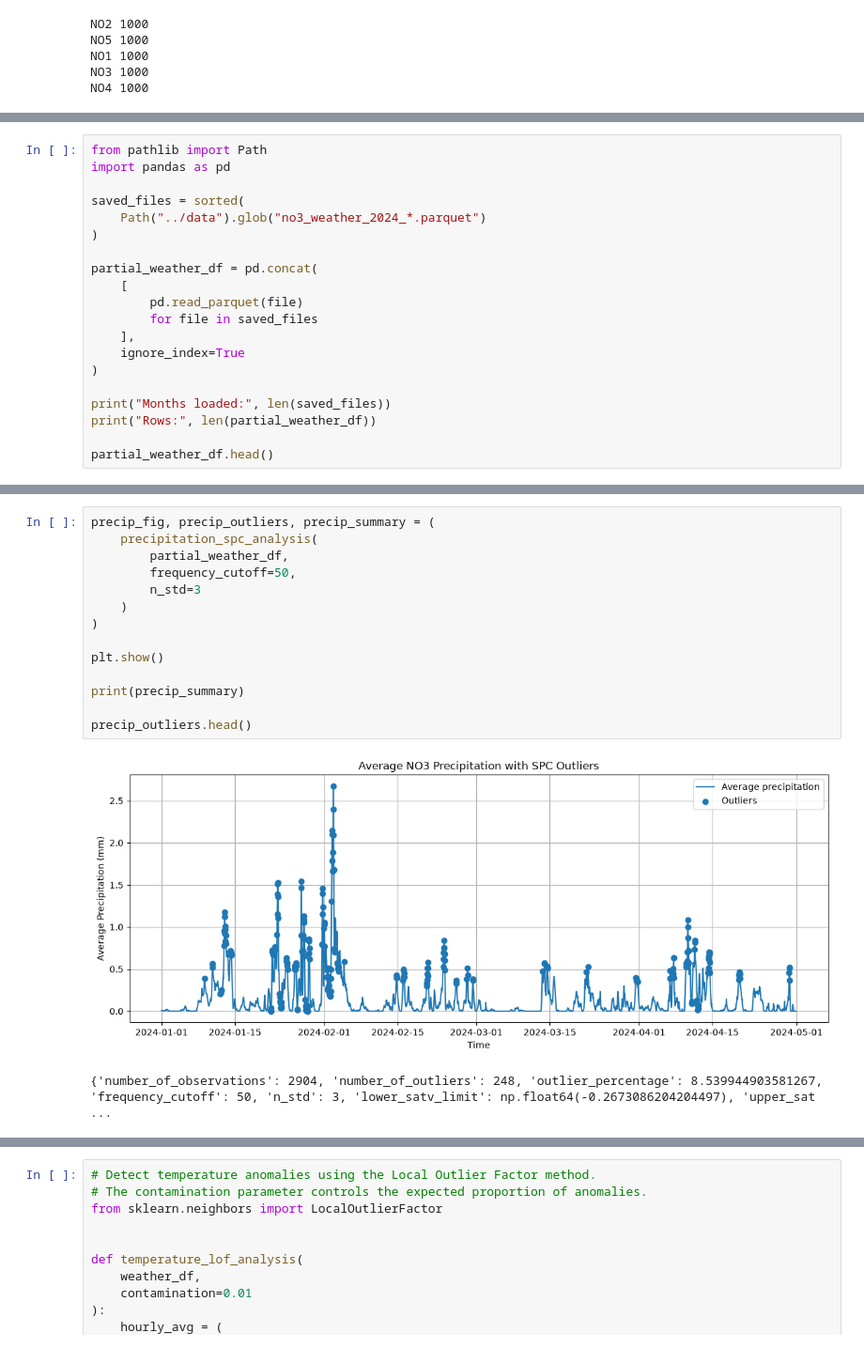
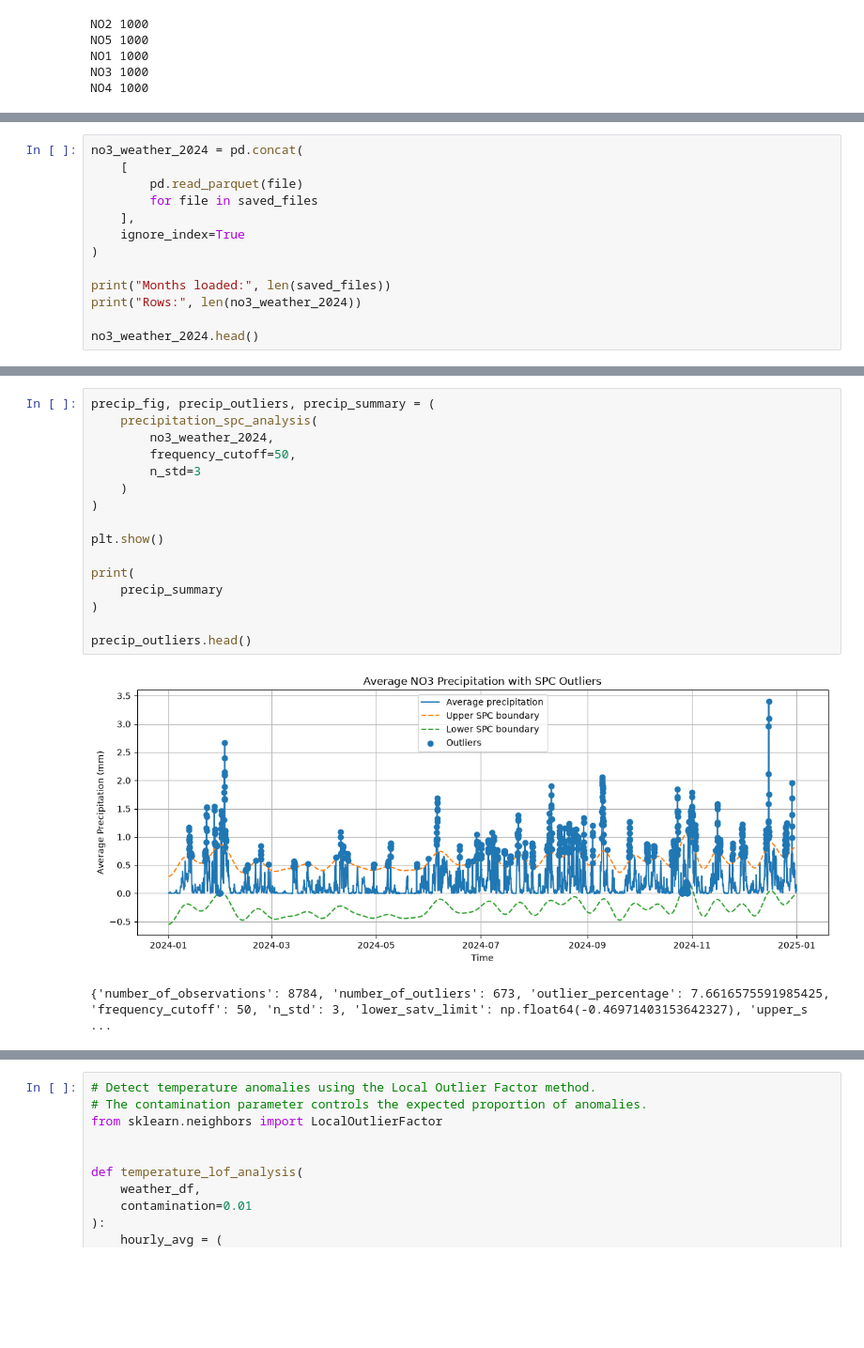
Before and after one commit to Zawaril/ReservoirScope, a Jupyter notebook: notebooks/ReservoirScope_CA3.ipynb, the cells around one changed output, grey strips where cells are left out. Shown at 94% size. Saved outputs shown, nothing was run; the diff lists cells and outputs as text; blank space fills up the shorter version.

Commit message:
Complete Part 3 weather and time-series analysis

```diff
--- a/notebooks/ReservoirScope_CA3.ipynb
+++ b/notebooks/ReservoirScope_CA3.ipynb
@@ -1143,12 +818,5 @@ Open-Meteo rate limit persisted after retries.
 # %%
-from pathlib import Path
-import pandas as pd
-
-saved_files = sorted(
-    Path("../data").glob("no3_weather_2024_*.parquet")
-)
-
-partial_weather_df = pd.concat(
+no3_weather_2024 = pd.concat(
     [
         pd.read_parquet(file)
         for file in saved_files
@@ -1157,7 +825,7 @@ partial_weather_df = pd.concat(
 )
 
 print("Months loaded:", len(saved_files))
-print("Rows:", len(partial_weather_df))
+print("Rows:", len(no3_weather_2024))
 
-partial_weather_df.head()
+no3_weather_2024.head()
 # %% [output]
@@ -1318,18 +1121,20 @@ def precipitation_spc_analysis(
 # %%
 precip_fig, precip_outliers, precip_summary = (
     precipitation_spc_analysis(
-        partial_weather_df,
+        no3_weather_2024,
         frequency_cutoff=50,
         n_std=3
     )
 )
 
 plt.show()
 
-print(precip_summary)
+print(
+    precip_summary
+)
 
 precip_outliers.head()
 # %% [output]
-[figure, old version]
+[figure, new version]
-{'number_of_observations': 2904, 'number_of_outliers': 248, 'outlier_percentage': 8.539944903581267, 'frequency_cutoff': 50, 'n_std': 3, 'lower_satv_limit': np.float64(-0.2673086204204497), 'upper_sat ...
+{'number_of_observations': 8784, 'number_of_outliers': 673, 'outlier_percentage': 7.6616575591985425, 'frequency_cutoff': 50, 'n_std': 3, 'lower_satv_limit': np.float64(-0.46971403153642327), 'upper_s ...
 |  | time | precipitation |
```
Also changed, not shown: parts of 42 cells of this notebook, 8 other files.
